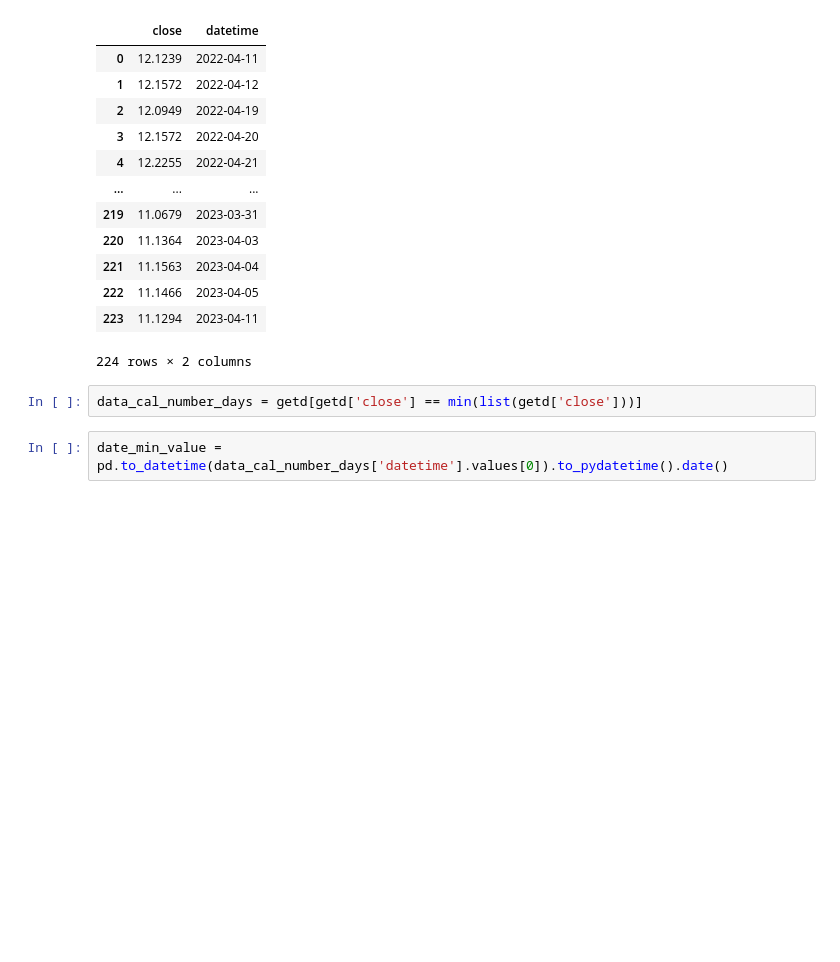
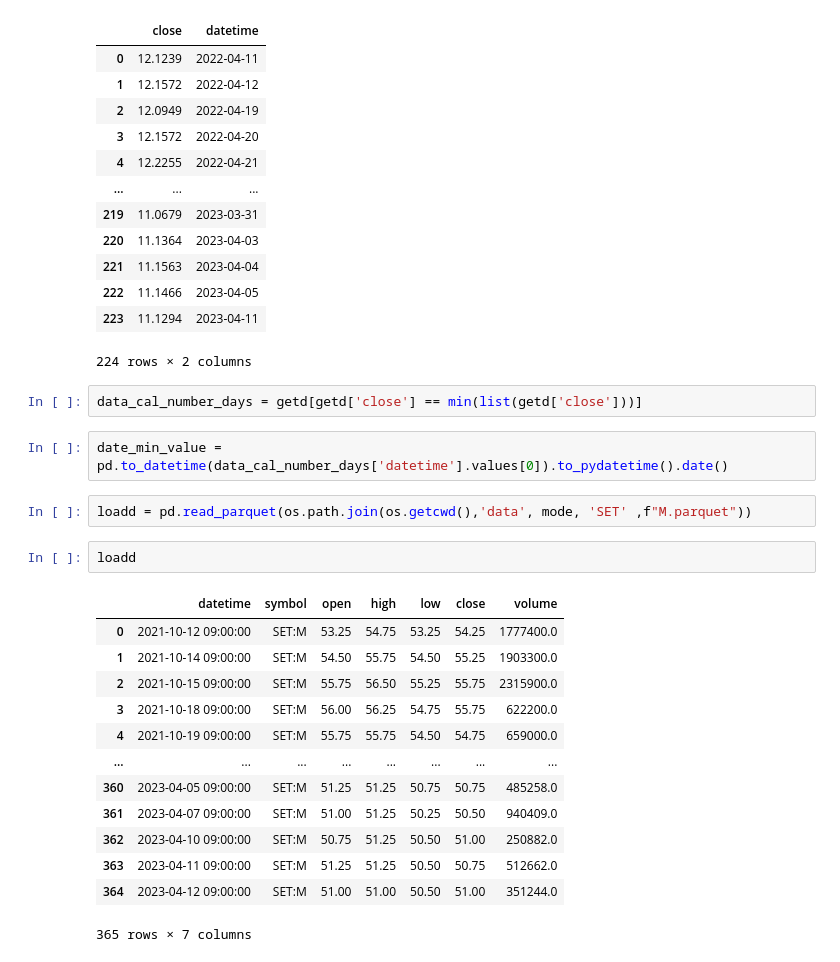
Before and after one commit to Lelalomos/analysis_bot, a Jupyter notebook: test_stock.ipynb, the cells around one changed output. Cells and saved outputs as stored; diff of their text form; blank space fills up the shorter version.

Commit message:
fix bug load data

```diff
--- a/test_stock.ipynb
+++ b/test_stock.ipynb
@@ -268,3 +265,21 @@ getd
 data_cal_number_days = getd[getd['close'] == min(list(getd['close']))]
 # %%
 date_min_value = pd.to_datetime(data_cal_number_days['datetime'].values[0]).to_pydatetime().date()
+# %%
+loadd = pd.read_parquet(os.path.join(os.getcwd(),'data', mode, 'SET' ,f"M.parquet"))
+# %%
+loadd
+# %% [output]
+|  | datetime | symbol | open | high | low | close | volume |
+| 0 | 2021-10-12 09:00:00 | SET:M | 53.25 | 54.75 | 53.25 | 54.25 | 1777400.0 |
+| 1 | 2021-10-14 09:00:00 | SET:M | 54.50 | 55.75 | 54.50 | 55.25 | 1903300.0 |
+| 2 | 2021-10-15 09:00:00 | SET:M | 55.75 | 56.50 | 55.25 | 55.75 | 2315900.0 |
+| 3 | 2021-10-18 09:00:00 | SET:M | 56.00 | 56.25 | 54.75 | 55.75 | 622200.0 |
+| 4 | 2021-10-19 09:00:00 | SET:M | 55.75 | 55.75 | 54.50 | 54.75 | 659000.0 |
+| ... | ... | ... | ... | ... | ... | ... | ... |
+| 360 | 2023-04-05 09:00:00 | SET:M | 51.25 | 51.25 | 50.75 | 50.75 | 485258.0 |
+| 361 | 2023-04-07 09:00:00 | SET:M | 51.00 | 51.25 | 50.25 | 50.50 | 940409.0 |
+| 362 | 2023-04-10 09:00:00 | SET:M | 50.75 | 51.25 | 50.50 | 51.00 | 250882.0 |
+| 363 | 2023-04-11 09:00:00 | SET:M | 51.25 | 51.25 | 50.50 | 50.75 | 512662.0 |
+| 364 | 2023-04-12 09:00:00 | SET:M | 51.00 | 51.00 | 50.50 | 51.00 | 351244.0 |
+365 rows × 7 columns
```
Also changed, not shown: parts of 2 cells of this notebook, 2 other files.
